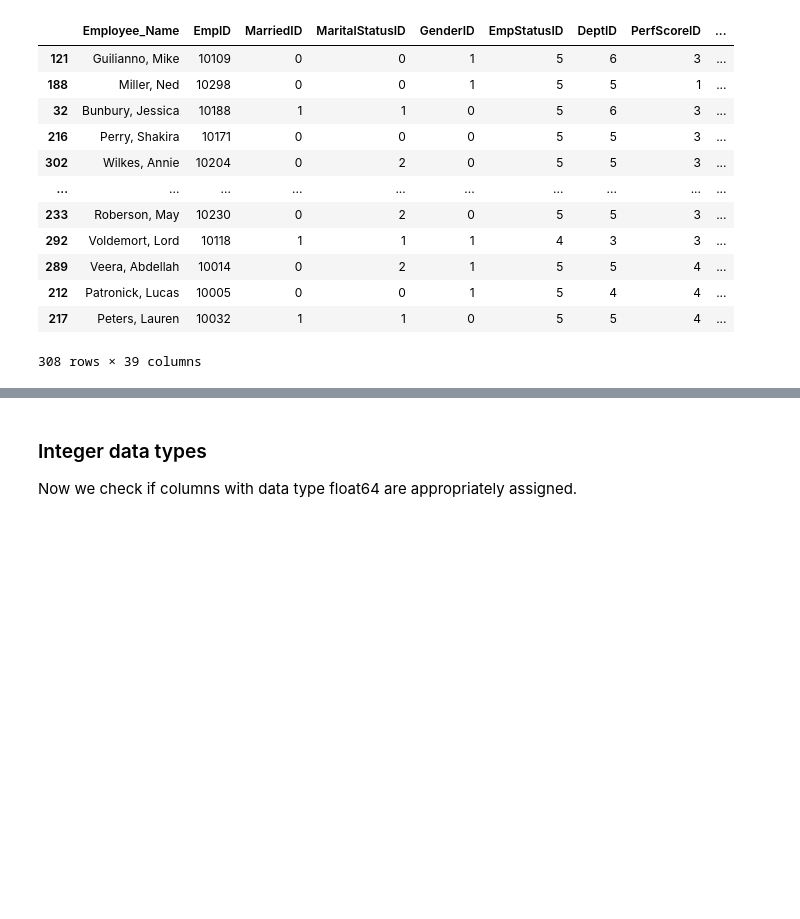
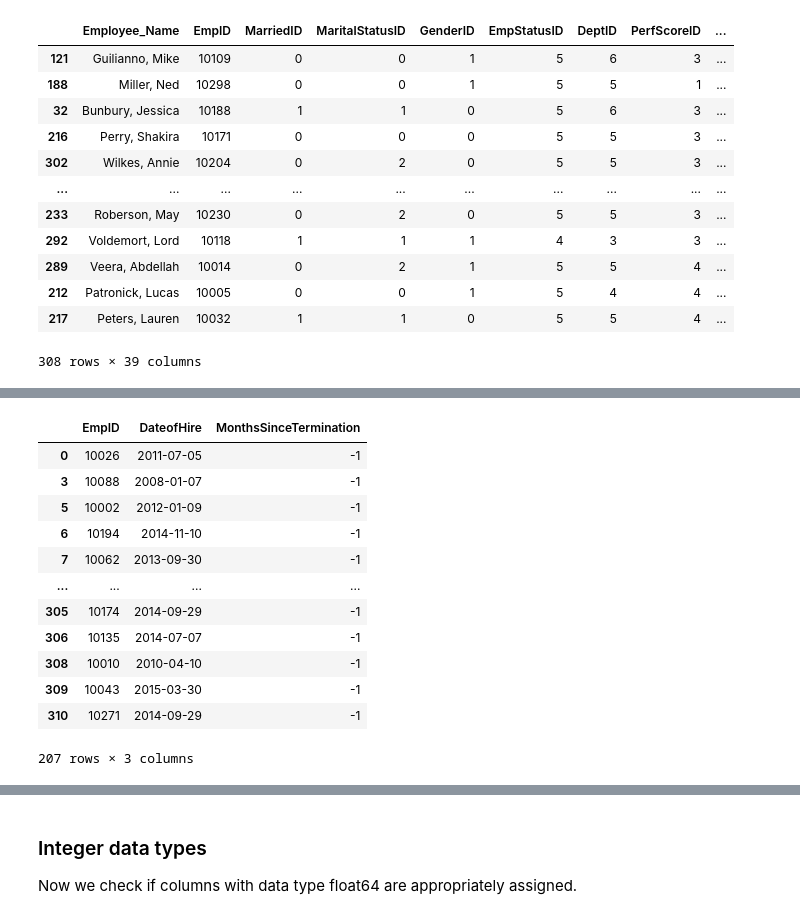
Before and after one commit to makuharistudio/data-visualisation-datasets, a Jupyter notebook: Human Resources/Human Resources.ipynb, the cells around one changed output, grey strips where cells are left out. Saved outputs shown, nothing was run; the diff lists cells and outputs as text; code cells hidden in the pictures; blank space fills up the shorter version.

```diff
--- a/Human Resources/Human Resources.ipynb
+++ b/Human Resources/Human Resources.ipynb
@@ -406,0 +411,10 @@ hr.sort_values('MonthsSinceLastReview', ascending=False)
+# %%
+hr.insert(27, "MonthsSinceTermination", None, allow_duplicates=True)
+
+for i, row in hr.iterrows():
+    if row['Termd'] == 1:
+        hr.loc[i, 'MonthsSinceTermination'] = (currentdate - row['DateofTermination']) // (timedelta(days=365.2425) // 12)
+    else:
+        hr.loc[i, 'MonthsSinceTermination'] = -1
+
+hr.MonthsSinceTermination = hr.MonthsSinceTermination.astype('int64')
@@ -406,0 +443,16 @@ hr.sort_values('MonthsSinceLastReview', ascending=False)
+# %%
+hr[['EmpID', 'DateofHire', 'MonthsSinceTermination']].query('MonthsSinceTermination == -1')
+# %% [output]
+|  | EmpID | DateofHire | MonthsSinceTermination |
+| 0 | 10026 | 2011-07-05 | -1 |
+| 3 | 10088 | 2008-01-07 | -1 |
+| 5 | 10002 | 2012-01-09 | -1 |
+| 6 | 10194 | 2014-11-10 | -1 |
+| 7 | 10062 | 2013-09-30 | -1 |
+| ... | ... | ... | ... |
+| 305 | 10174 | 2014-09-29 | -1 |
+| 306 | 10135 | 2014-07-07 | -1 |
+| 308 | 10010 | 2010-04-10 | -1 |
+| 309 | 10043 | 2015-03-30 | -1 |
+| 310 | 10271 | 2014-09-29 | -1 |
+207 rows × 3 columns
```
Also changed, not shown: parts of 13 cells of this notebook.
